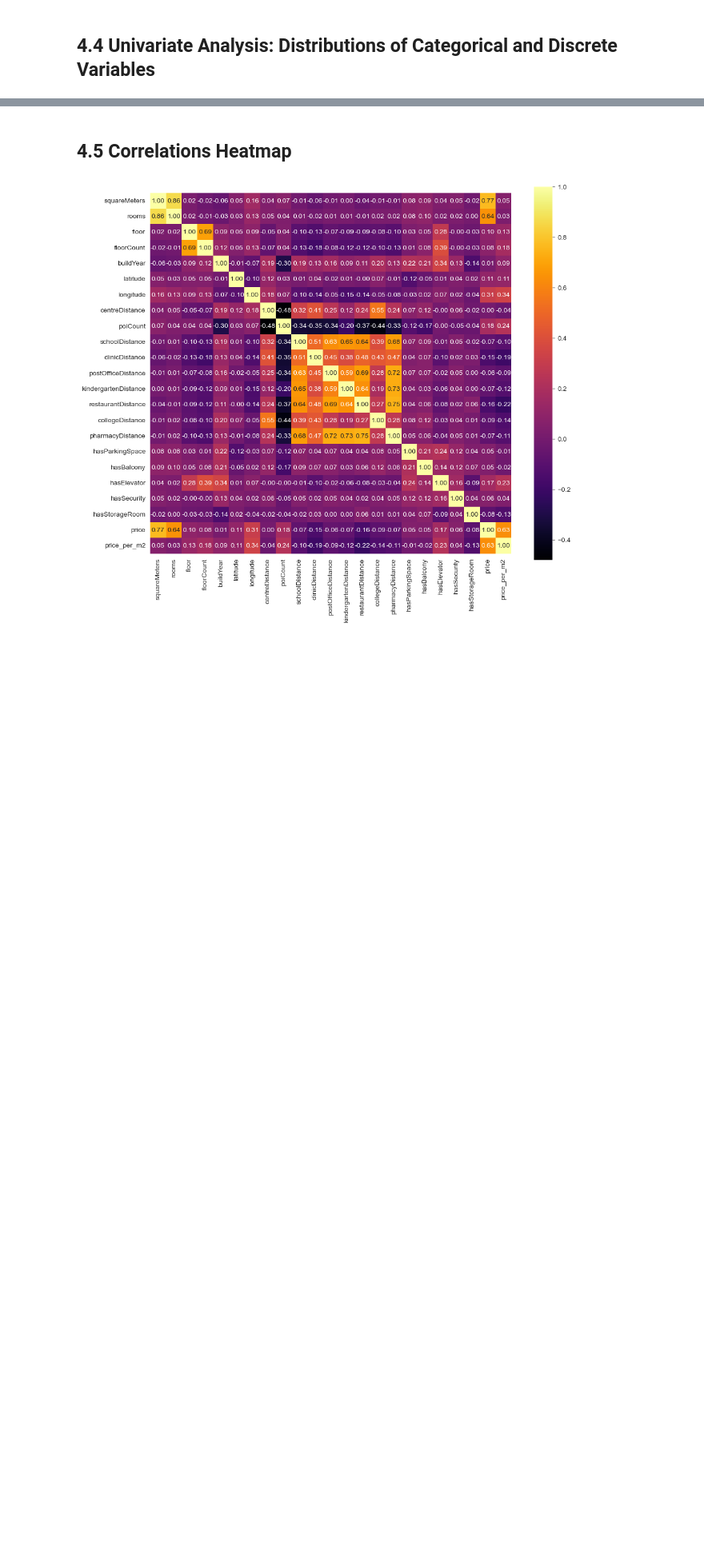
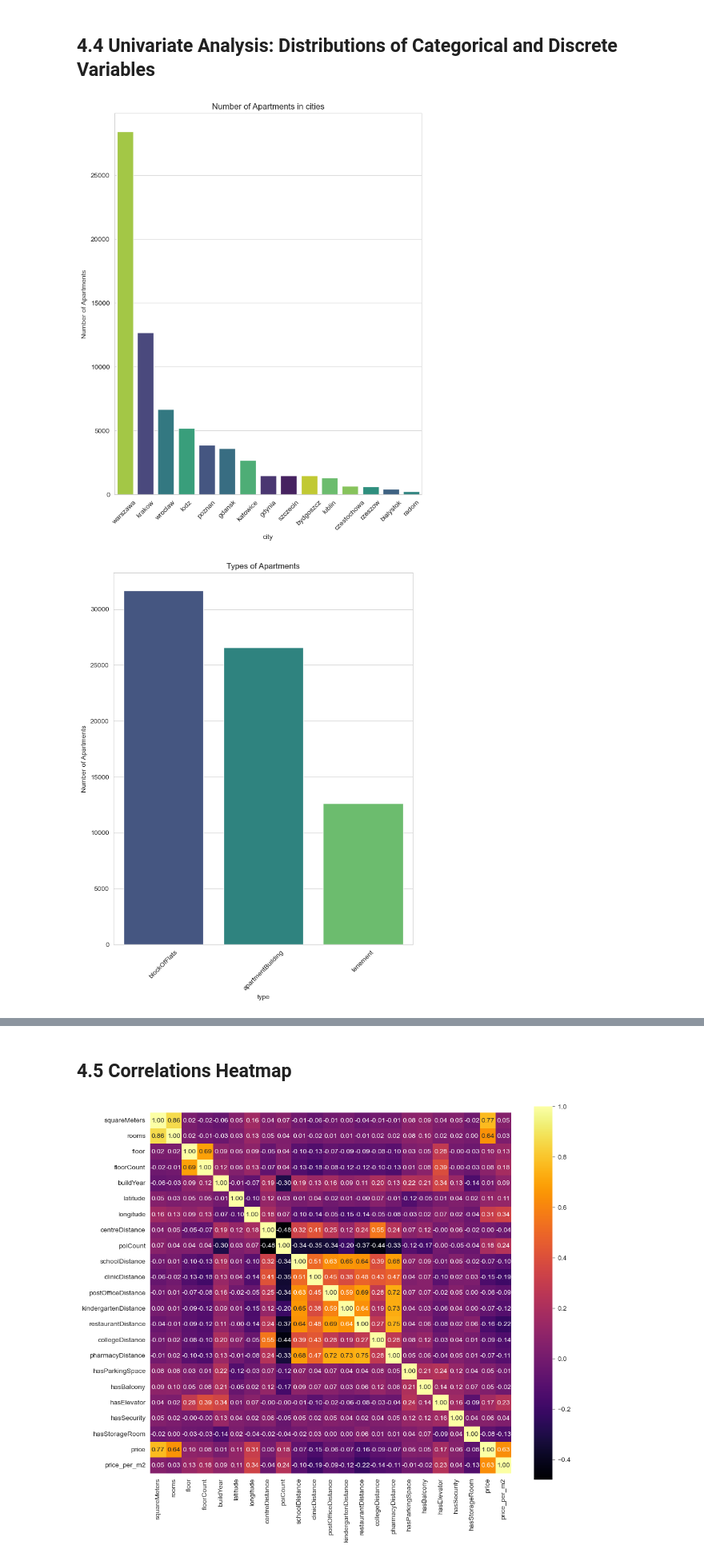
Before and after one commit to Oliwer1992/polish-real-estate-analysis, a Jupyter notebook: 02_Data_Cleaning_and_EDA.ipynb, the cells around one changed output, grey strips where cells are left out. Shown at 80% size. Saved outputs shown, nothing was run; the diff lists cells and outputs as text; code cells hidden in the pictures; blank space fills up the shorter version.

Commit message:
feat: generate histplots, boxplots for continuous variables, countplots for categorical and discrete variables, heatmap for correlations

```diff
--- a/02_Data_Cleaning_and_EDA.ipynb
+++ b/02_Data_Cleaning_and_EDA.ipynb
@@ -234,14 +217,14 @@ class DataVisualizer:
     def countplots(self,columns,titles):
         for i, (col, title) in enumerate(zip(columns, titles)):
             plt.figure(figsize=(8,10))
-            sns.countplot(data = self.df, x = col, order=self.df[col].value_counts().index, palette='viridis')
+            sns.countplot(data = self.df, x = col, order=self.df[col].value_counts().index,hue=col, palette='viridis',legend=False)
             plt.title(title)
             plt.ylabel('Number of Apartments')
             plt.xticks(rotation=45)
             plt.show()
     def barplots(self, col1,col2,title):
         plt.figure(figsize=(10,8))
-        sns.barplot(data=self.df, x=col1, y=col2, palette='mako')
+        sns.barplot(data=self.df, x=col1, y=col2, palette='mako',hue=col1,legend=False)
         plt.title(title)
         plt.show()
     def heatmap(self):
@@ -251,6 +234,7 @@ class DataVisualizer:
         sns.heatmap(correlations, cmap='inferno',annot=True, fmt='.2f',square=True)
         plt.show()
     def scatterplots(self, col1, col2,title):
+        plt.figure(figsize=(15,10))
         sns.scatterplot(data=self.df, x=col1, y=col2,legend='auto')
         plt.title(title)
         plt.show()
@@ -296,2 +292,12 @@ viz.boxplots(continuous_columns, continous_titles, continuos_axis_x)
 # %% [markdown]
 ## 4.4 Univariate Analysis: Distributions of Categorical and Discrete Variables
+# %%
+categorical_columns = ['city','type','ownership']
+categorical_titles = [
+'Number of Apartments in cities',
+'Types of Apartments',
+'Ownership types']
+viz.countplots(categorical_columns,categorical_titles)
+# %% [output]
+[figure, added]
+[figure, added]
```
Also changed, not shown: parts of 13 cells of this notebook.
